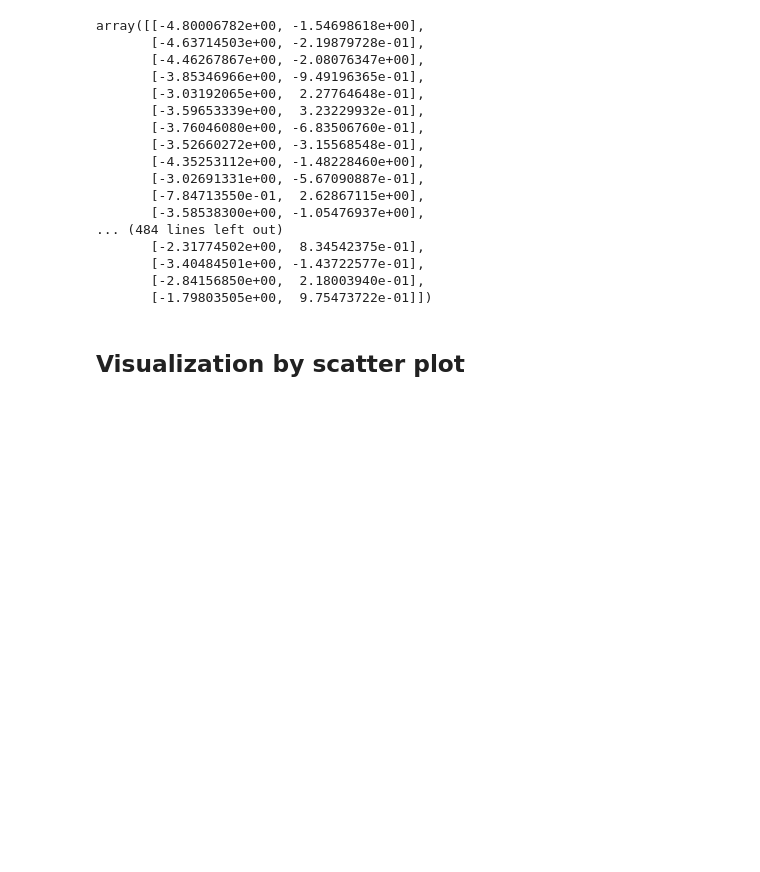
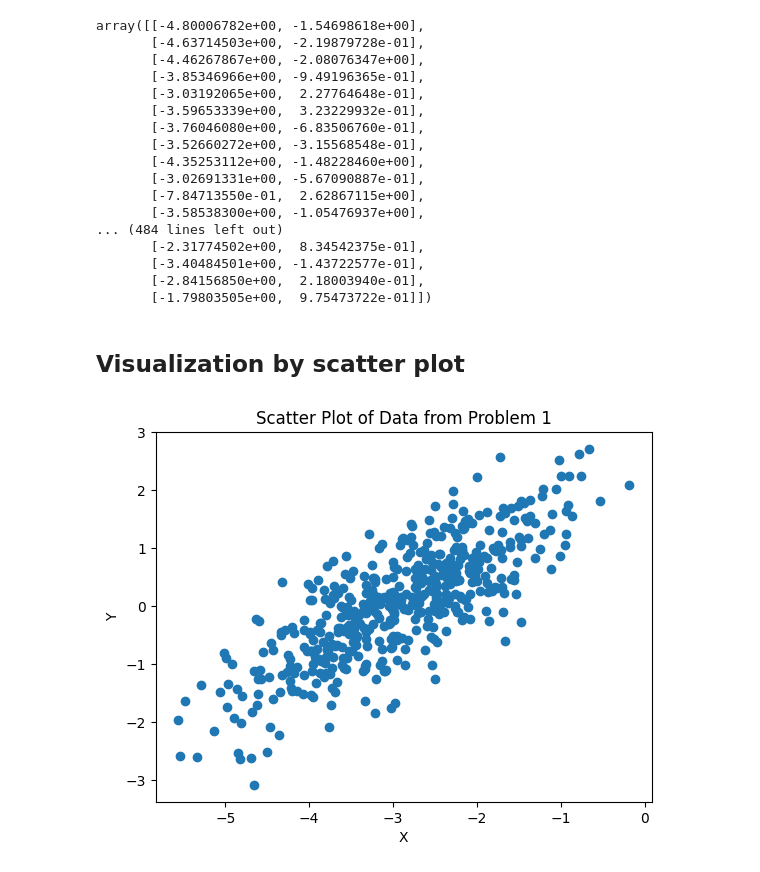
Before and after one commit to topister/machine-learning, a Jupyter notebook: Creating dummy data/file.ipynb, the cells around one changed output. Cells and saved outputs as stored; diff of their text form; code cells hidden in the pictures; blank space fills up the shorter version.

Commit message:
Creating dummy data

```diff
--- a/Creating dummy data/file.ipynb
+++ b/Creating dummy data/file.ipynb
@@ -28,3 +28,13 @@ array([[-4.80006782e+00, -1.54698618e+00],
        [-1.79803505e+00,  9.75473722e-01]])
 # %% [markdown]
 ## Visualization by scatter plot
+# %%
+import matplotlib.pyplot as plt
+
+plt.scatter(data_1[:, 0], data_1[:, 1])
+plt.title('Scatter Plot of Data from Problem 1')
+plt.xlabel('X')
+plt.ylabel('Y')
+plt.show()
+# %% [output]
+[figure, added]
```
Also changed, not shown: parts of 9 cells of this notebook.
